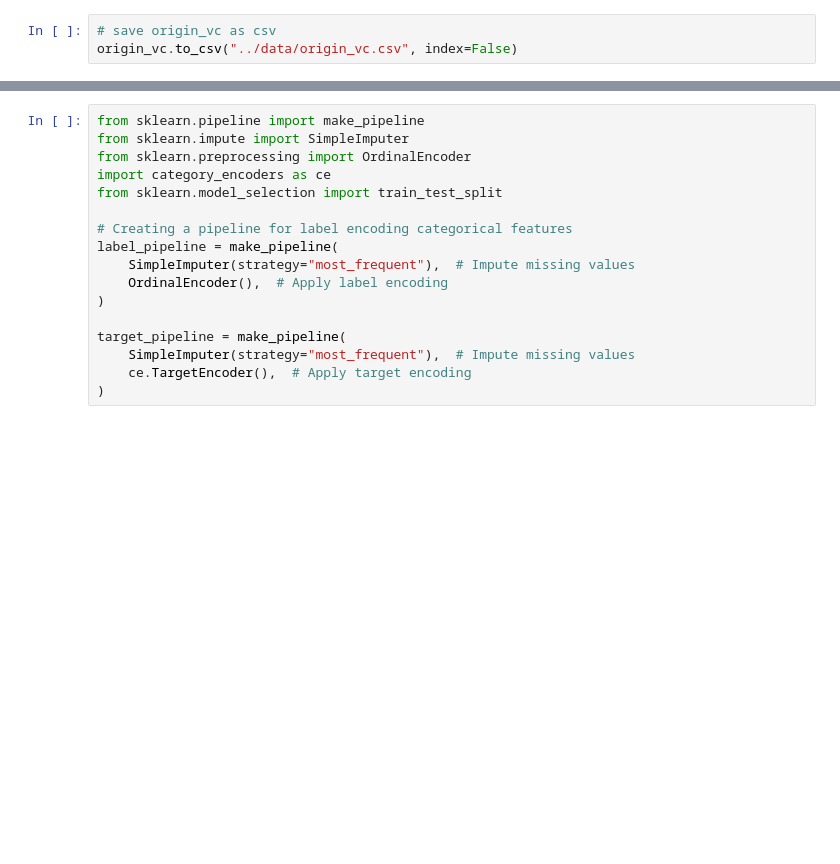
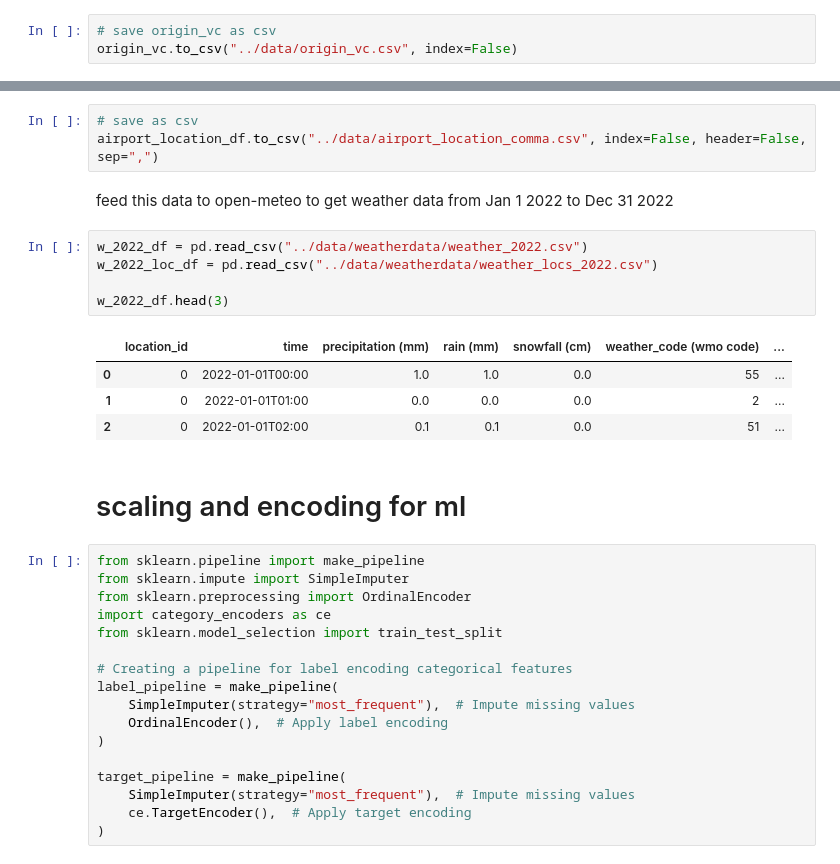
Before and after one commit to dbchristenson/timely-takeoff-model, a Jupyter notebook: src/intake_test.ipynb, the cells around one changed output, grey strips where cells are left out. Drawn from its saved outputs; the diff is of its cells as text; blank space fills up the shorter version.

```diff
--- a/src/intake_test.ipynb
+++ b/src/intake_test.ipynb
@@ -299,3 +337,20 @@ origin_vc.to_csv("../data/origin_vc.csv", index=False)
+# %%
+# save as csv
+airport_location_df.to_csv("../data/airport_location_comma.csv", index=False, header=False, sep=",")
+# %% [markdown]
+feed this data to open-meteo to get weather data from Jan 1 2022 to Dec 31 2022
+# %%
+w_2022_df = pd.read_csv("../data/weatherdata/weather_2022.csv")
+w_2022_loc_df = pd.read_csv("../data/weatherdata/weather_locs_2022.csv")
+
+w_2022_df.head(3)
+# %% [output]
+|  | location_id | time | precipitation (mm) | rain (mm) | snowfall (cm) | weather_code (wmo code) | ... |
+| 0 | 0 | 2022-01-01T00:00 | 1.0 | 1.0 | 0.0 | 55 | ... |
+| 1 | 0 | 2022-01-01T01:00 | 0.0 | 0.0 | 0.0 | 2 | ... |
+| 2 | 0 | 2022-01-01T02:00 | 0.1 | 0.1 | 0.0 | 51 | ... |
+# %% [markdown]
+# scaling and encoding for ml
 # %%
 from sklearn.pipeline import make_pipeline
 from sklearn.impute import SimpleImputer
```
Also changed, not shown: parts of 15 cells of this notebook, 2 other files.
